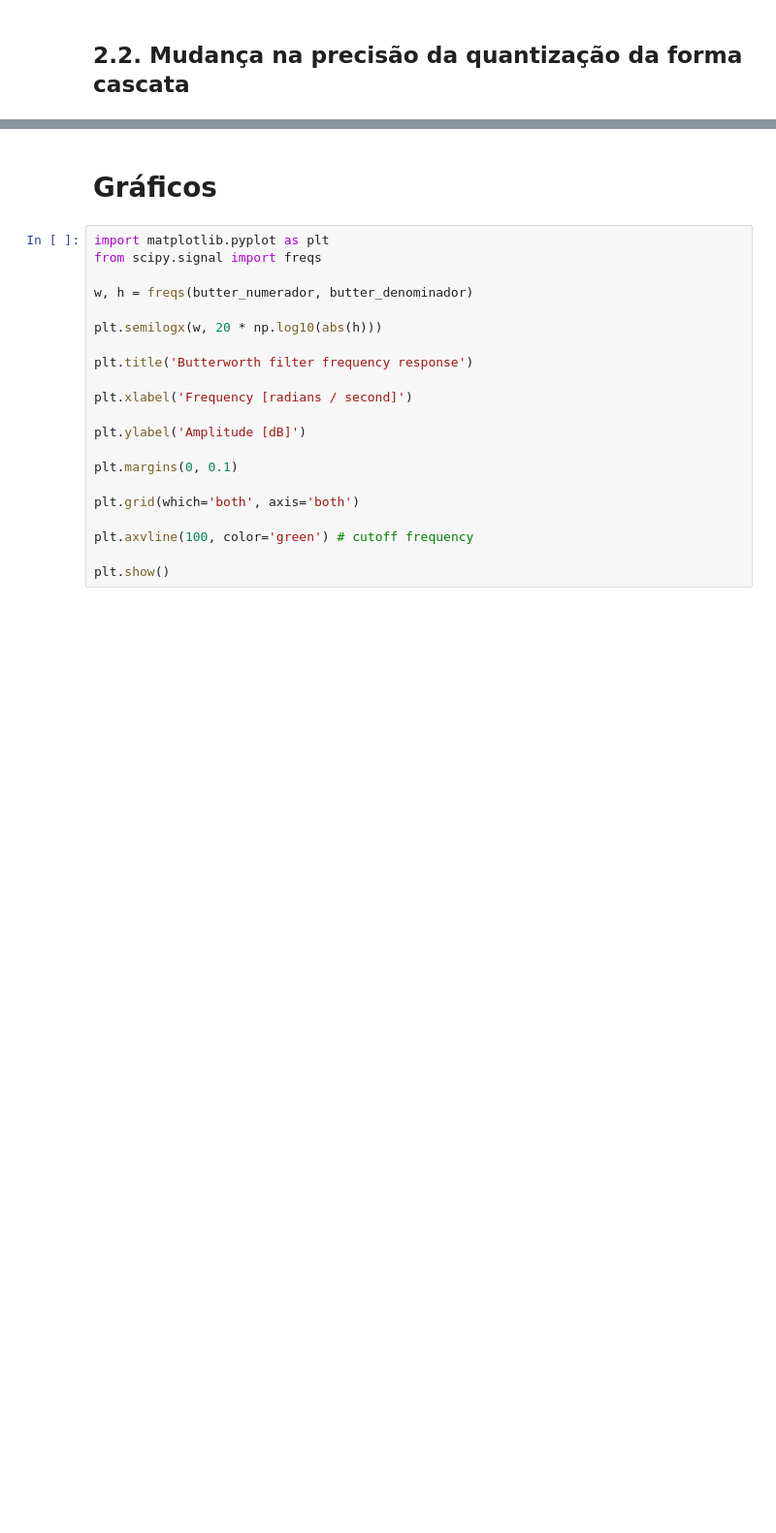
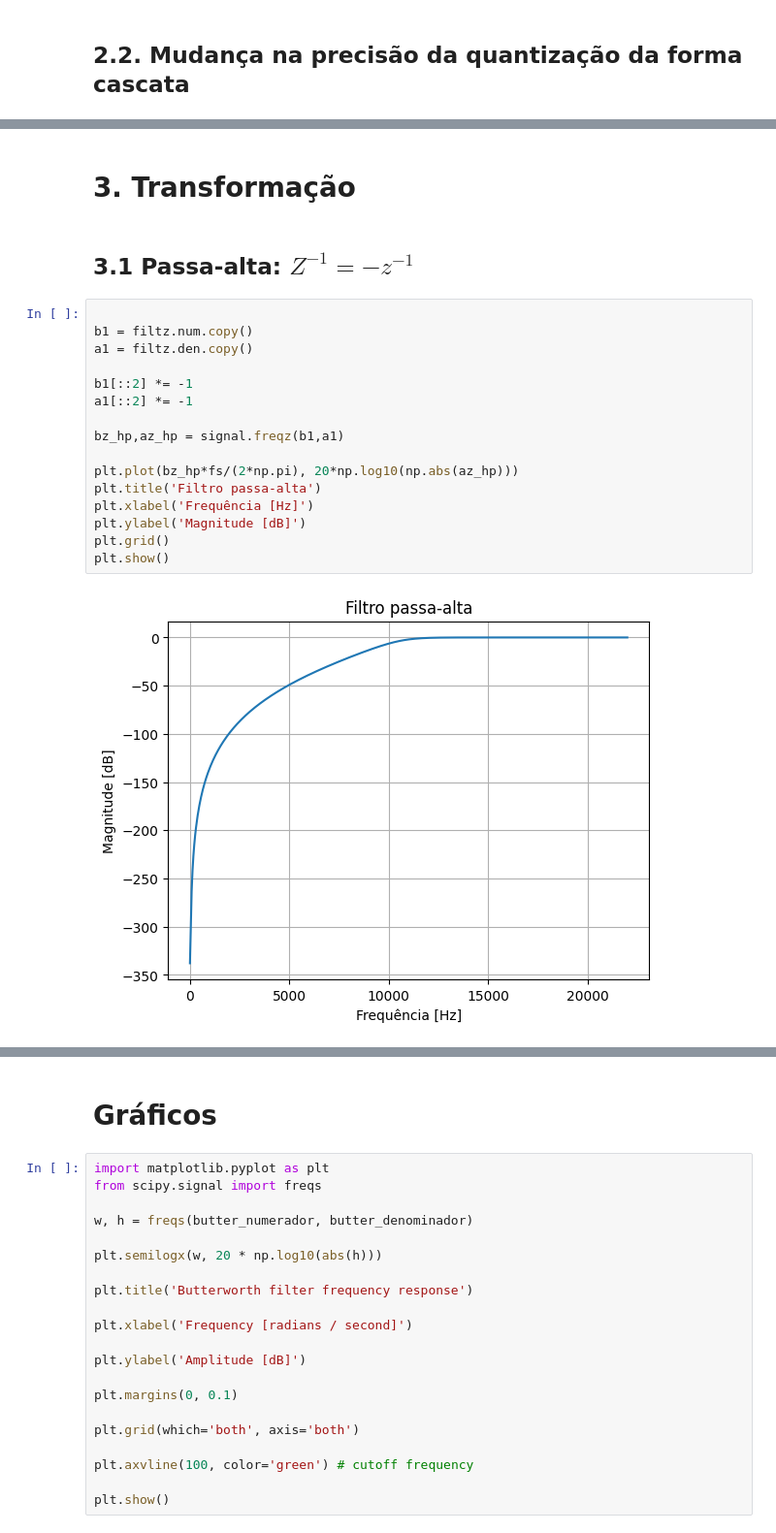
Before and after one commit to pedrohugo-psc/PDS_Trabalho, a Jupyter notebook: filtrobutter.ipynb, the cells around one changed output, grey strips where cells are left out. Shown at 97% size. Cells and saved outputs as stored; diff of their text form; blank space fills up the shorter version.

```diff
--- a/filtrobutter.ipynb
+++ b/filtrobutter.ipynb
@@ -211,0 +211,22 @@ a: [0.00000000e+00 0.00000000e+00 1.00000000e+00 1.00000000e+00
+# %% [markdown]
+# 3. Transformação
+# %% [markdown]
+## 3.1 Passa-alta: $Z^{-1} = -z^{-1}$
+# %%
+
+b1 = filtz.num.copy()
+a1 = filtz.den.copy()
+
+b1[::2] *= -1
+a1[::2] *= -1
+
+bz_hp,az_hp = signal.freqz(b1,a1)
+
+plt.plot(bz_hp*fs/(2*np.pi), 20*np.log10(np.abs(az_hp)))
+plt.title('Filtro passa-alta')
+plt.xlabel('Frequência [Hz]')
+plt.ylabel('Magnitude [dB]')
+plt.grid()
+plt.show()
+# %% [output]
+[figure, added]
```
Also changed, not shown: parts of 19 cells of this notebook.
